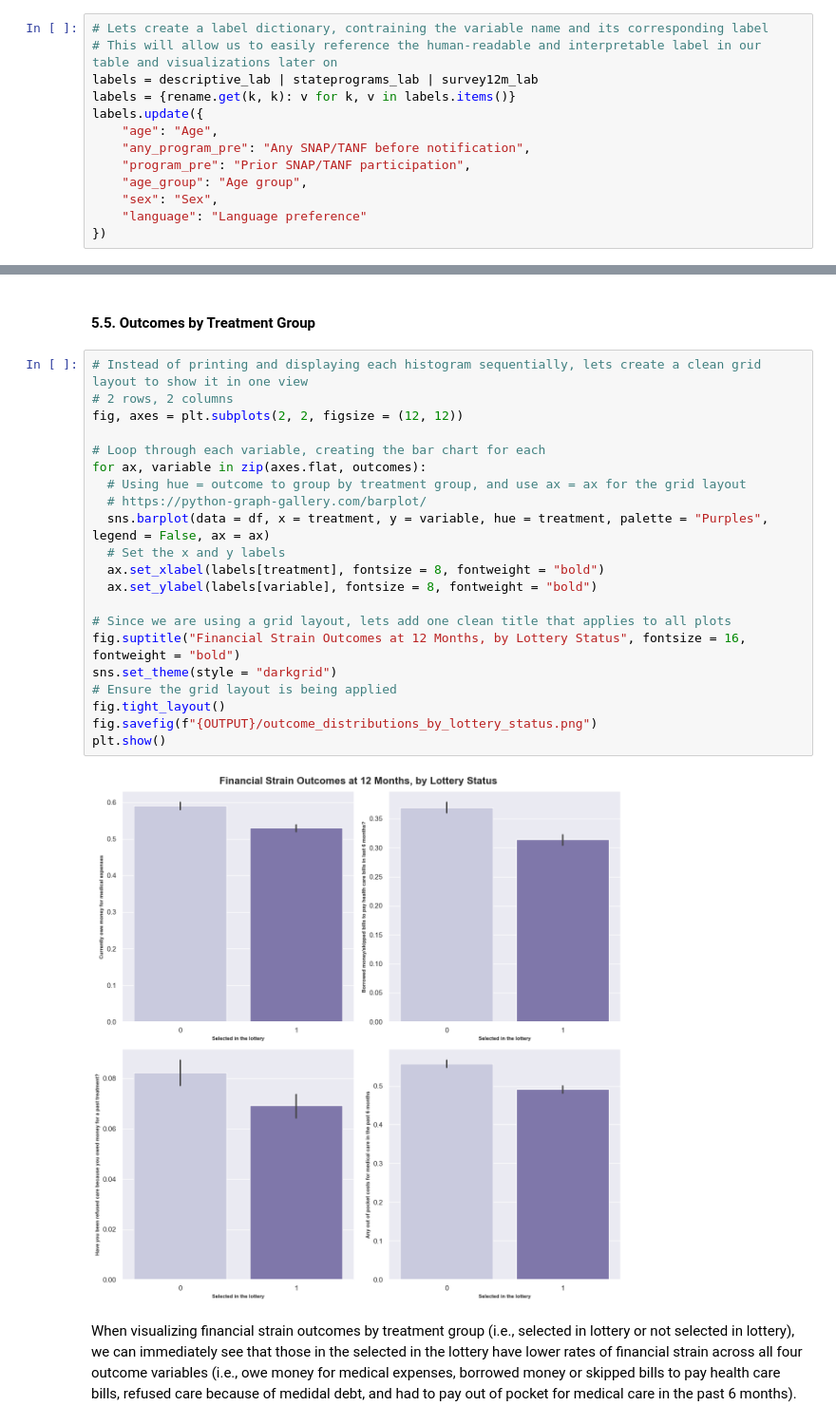
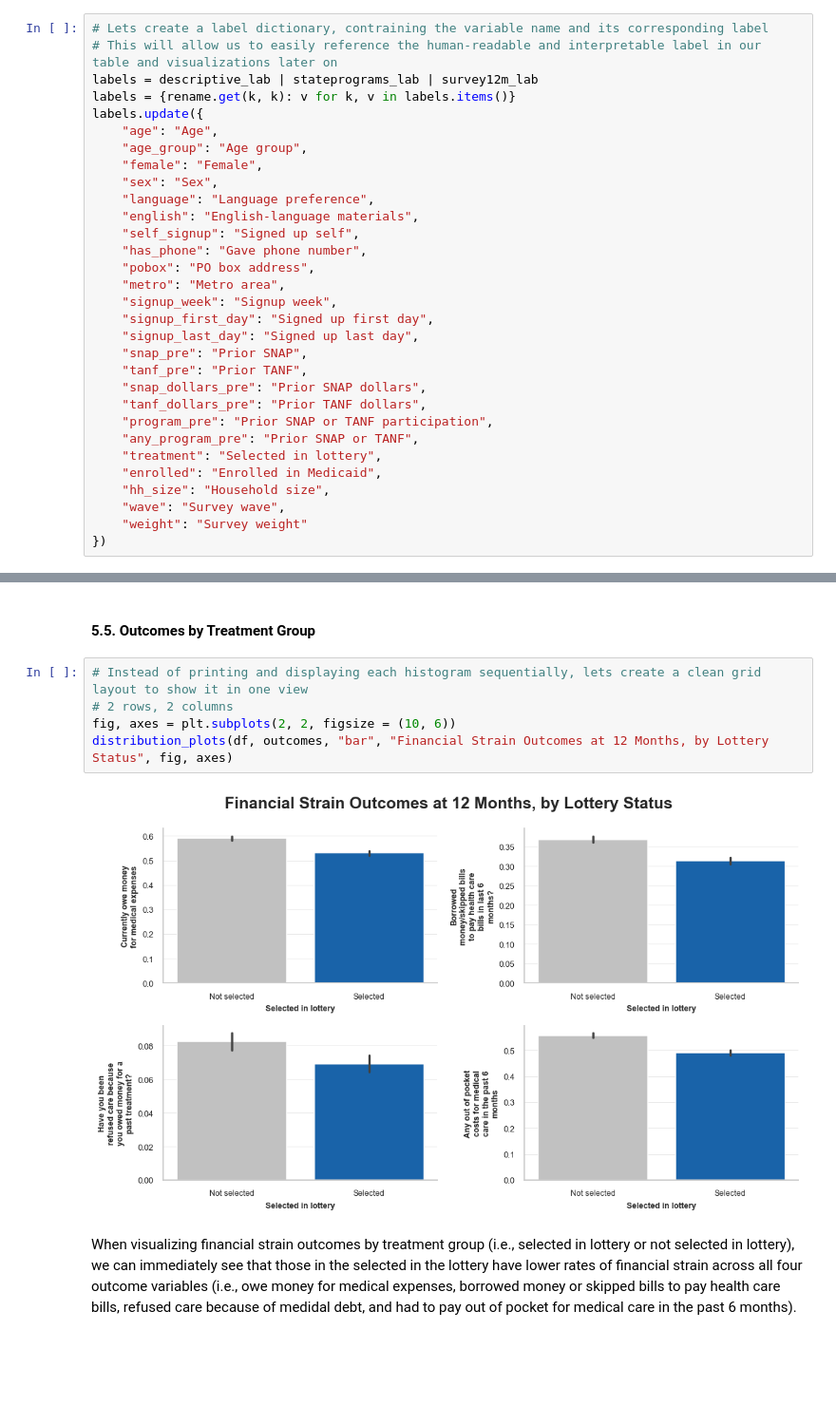
Before and after one commit to chaycereed/ohie-medicaid-policy-simulation, a Jupyter notebook: notebook/ohie_medicaid_policy_simulation.ipynb, the cells around one changed output, grey strips where cells are left out. Shown at 95% size. Cells and saved outputs as stored; diff of their text form; blank space fills up the shorter version.

```diff
--- a/notebook/ohie_medicaid_policy_simulation.ipynb
+++ b/notebook/ohie_medicaid_policy_simulation.ipynb
@@ -449,11 +487,29 @@ labels = descriptive_lab | stateprograms_lab | survey12m_lab
 labels = {rename.get(k, k): v for k, v in labels.items()}
 labels.update({
     "age": "Age",
-    "any_program_pre": "Any SNAP/TANF before notification",
-    "program_pre": "Prior SNAP/TANF participation",
     "age_group": "Age group",
+    "female": "Female",
     "sex": "Sex",
-    "language": "Language preference"
+    "language": "Language preference",
+    "english": "English-language materials",
+    "self_signup": "Signed up self",
+    "has_phone": "Gave phone number",
+    "pobox": "PO box address",
+    "metro": "Metro area",
+    "signup_week": "Signup week",
+    "signup_first_day": "Signed up first day",
+    "signup_last_day": "Signed up last day",
+    "snap_pre": "Prior SNAP",
+    "tanf_pre": "Prior TANF",
+    "snap_dollars_pre": "Prior SNAP dollars",
+    "tanf_dollars_pre": "Prior TANF dollars",
+    "program_pre": "Prior SNAP or TANF participation",
+    "any_program_pre": "Prior SNAP or TANF",
+    "treatment": "Selected in lottery",
+    "enrolled": "Enrolled in Medicaid",
+    "hh_size": "Household size",
+    "wave": "Survey wave",
+    "weight": "Survey weight"
 })
 # %% [markdown]
 #### 2.4. Derived Variables
@@ -991,26 +1062,10 @@ Visualizing the distribution of financial strain outcomes, we can see that the m
 # %%
 # Instead of printing and displaying each histogram sequentially, lets create a clean grid layout to show it in one view
 # 2 rows, 2 columns
-fig, axes = plt.subplots(2, 2, figsize = (12, 12))
-
-# Loop through each variable, creating the bar chart for each
-for ax, variable in zip(axes.flat, outcomes):
-  # Using hue = outcome to group by treatment group, and use ax = ax for the grid layout
-  # https://python-graph-gallery.com/barplot/
-  sns.barplot(data = df, x = treatment, y = variable, hue = treatment, palette = "Purples", legend = False, ax = ax)
-  # Set the x and y labels
-  ax.set_xlabel(labels[treatment], fontsize = 8, fontweight = "bold")
-  ax.set_ylabel(labels[variable], fontsize = 8, fontweight = "bold")
-
-# Since we are using a grid layout, lets add one clean title that applies to all plots
-fig.suptitle("Financial Strain Outcomes at 12 Months, by Lottery Status", fontsize = 16, fontweight = "bold")
-sns.set_theme(style = "darkgrid")
-# Ensure the grid layout is being applied
-fig.tight_layout()
-fig.savefig(f"{OUTPUT}/outcome_distributions_by_lottery_status.png")
-plt.show()
+fig, axes = plt.subplots(2, 2, figsize = (10, 6))
+distribution_plots(df, outcomes, "bar", "Financial Strain Outcomes at 12 Months, by Lottery Status", fig, axes)
 # %% [output]
-[figure, old version]
+[figure, new version]
 # %% [markdown]
 When visualizing financial strain outcomes by treatment group (i.e., selected in lottery or not selected in lottery), we can immediately see that those in the selected in the lottery have lower rates of financial strain across all four outcome variables (i.e., owe money for medical expenses, borrowed money or skipped bills to pay health care bills, refused care because of medidal debt, and had to pay out of pocket for medical care in the past 6 months).
 # %% [markdown]
```
Also changed, not shown: parts of 63 cells of this notebook.
